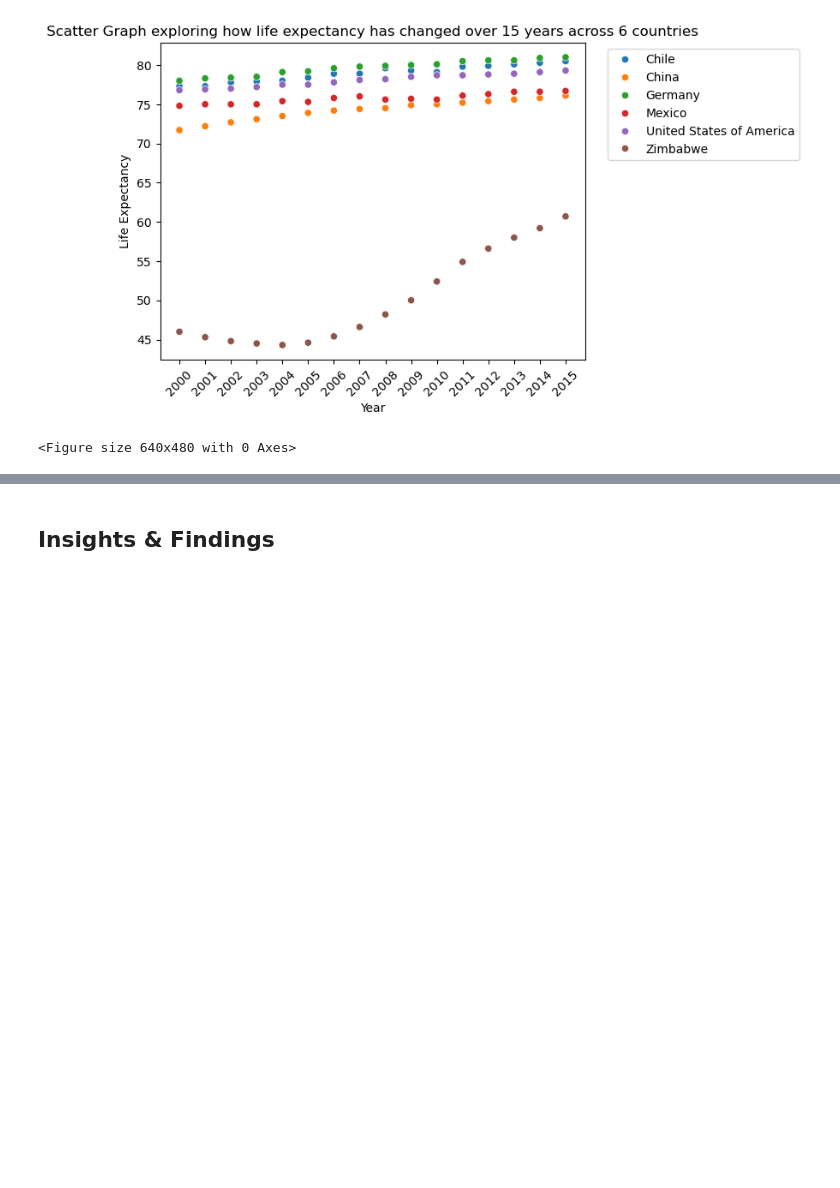
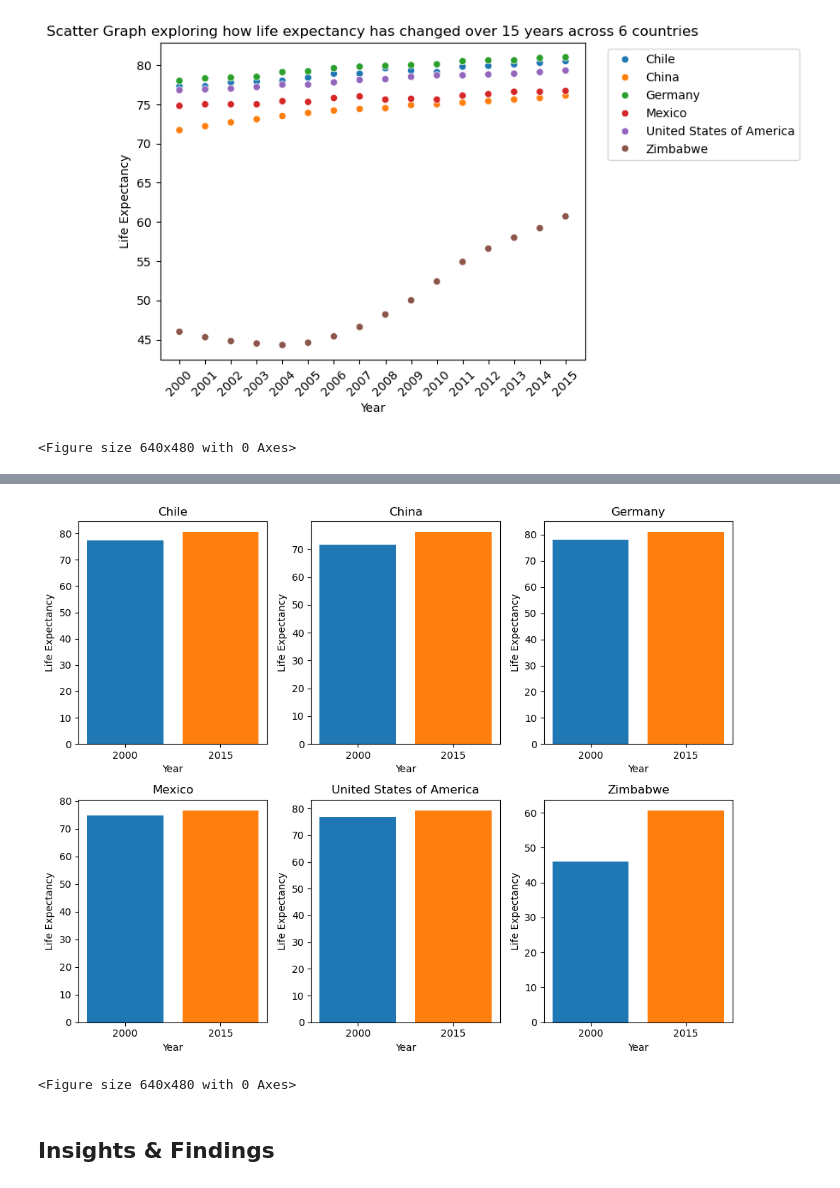
Before and after one commit to CanHergeleci/GDP-Life-Expectancy-Data-Analysis, a Jupyter notebook: life_expectancy_gdp.ipynb, the cells around one changed output, grey strips where cells are left out. Drawn from its saved outputs; the diff is of its cells as text; code cells hidden in the pictures; blank space fills up the shorter version.

```diff
--- a/life_expectancy_gdp.ipynb
+++ b/life_expectancy_gdp.ipynb
@@ -175,3 +213,25 @@ plt.clf()
+# %%
+# Comparing life expectancy for each country in 2000 vs 2015
+def country_le (num_rows, num_columns, df):
+    plt.figure(figsize=(10, 8))
+    country = df.Country.unique()
+    year = [2000, 2015]
+    for i in range(0, len(country)):
+        plt.subplot(num_rows, num_columns, i+1)
+        for j in range(0, len(year)):
+            plt.bar(j, df.Life_Expectancy[(df.Country == country[i]) & (df.Year == year[j])])
+            plt.xticks([0, 1], year)
+            plt.xlabel('Year')
+            plt.ylabel('Life Expectancy')
+            plt.title(country[i])
+    plt.tight_layout()
+    plt.show()
+    plt.clf()
+# %%
+country_le(2, 3, gdp_life_pop_df)
+# %% [output]
+[figure, added]
+<Figure size 640x480 with 0 Axes>
 # %% [markdown]
 ## Insights & Findings
 # %% [markdown]
```
Also changed, not shown: parts of 6 cells of this notebook.
